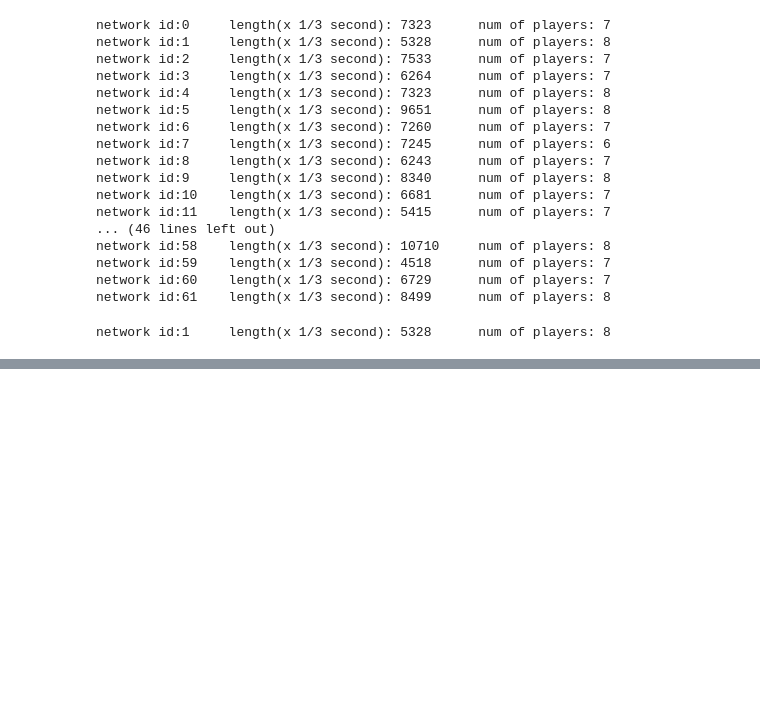
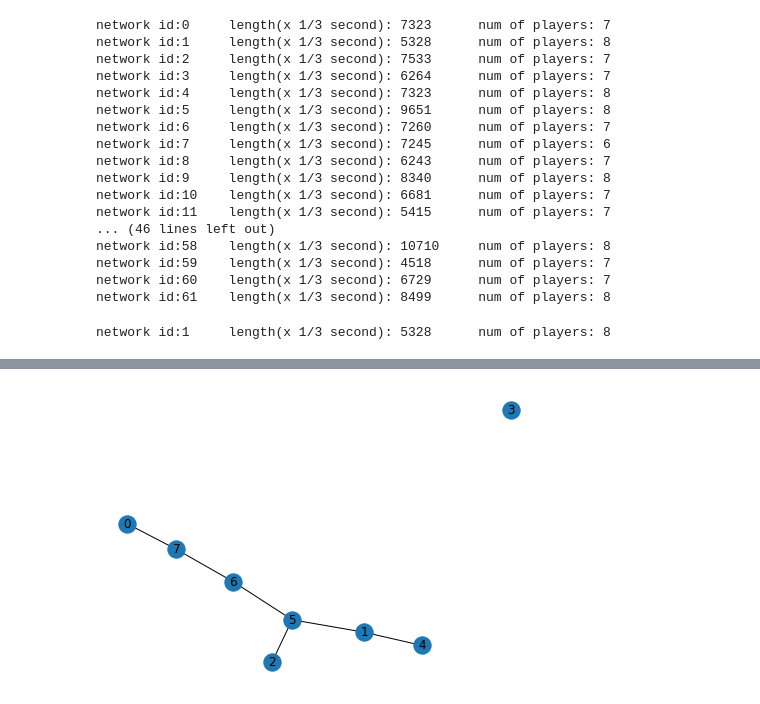
Before and after one commit to J-cuong/CSC407, a Jupyter notebook: NetworkAnalysisProj.ipynb, the cells around one changed output, grey strips where cells are left out. Cells and saved outputs as stored; diff of their text form; code cells hidden in the pictures; blank space fills up the shorter version.

```diff
--- a/NetworkAnalysisProj.ipynb
+++ b/NetworkAnalysisProj.ipynb
@@ -198,0 +152,6 @@ Internal representation:  [[0, 1, 1, 0], [0, 0, 3, 0], [0, 0, 0, 4], [5, 0, 0, 0
+# %%
+
+G = nx.from_numpy_matrix(game2[3])
+nx.draw(G, with_labels=True)
+# %% [output]
+[figure, added]
```
Also changed, not shown: parts of 23 cells of this notebook.
